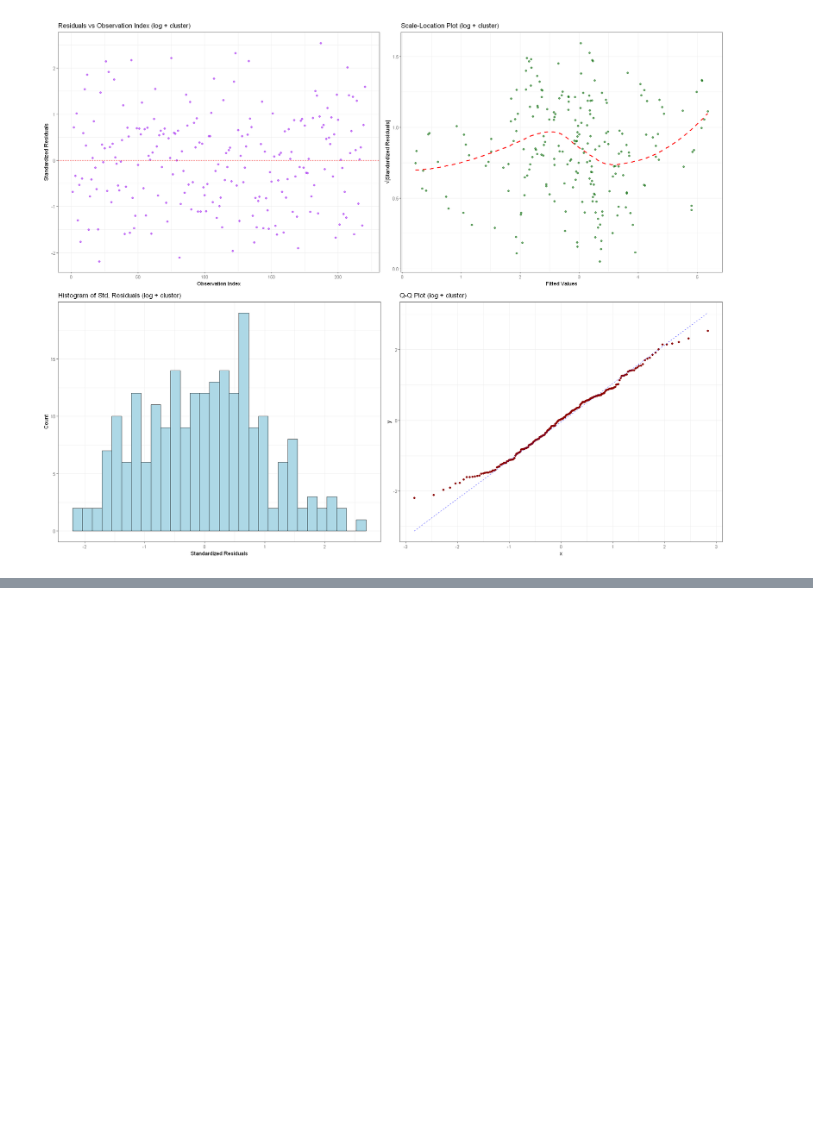
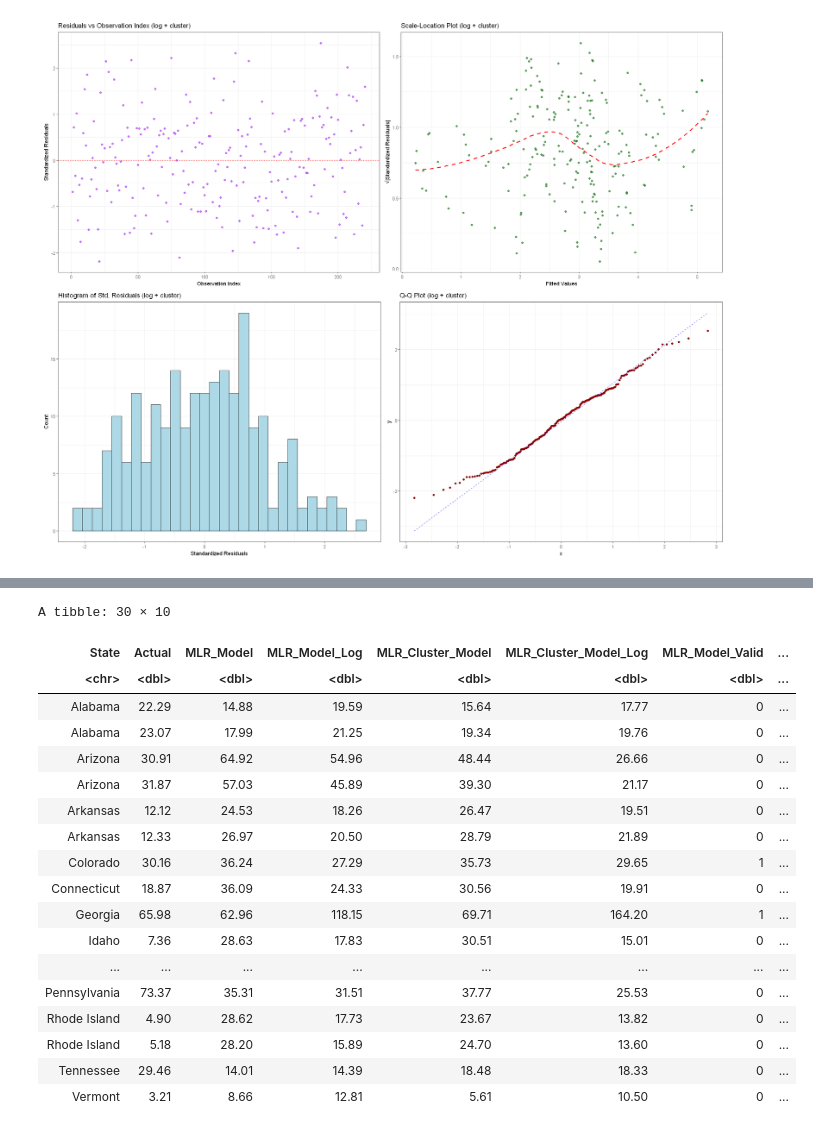
Before and after one commit to nameer1811/isye6414_regression_final_proj, a Jupyter notebook: notebook/main.ipynb, the cells around one changed output, grey strips where cells are left out. Cells and saved outputs as stored; diff of their text form; code cells hidden in the pictures; blank space fills up the shorter version.

Commit message:
Added in additional columns for prediction accuracy measurement. Valid means predicted value is within +-20% of the actual value

```diff
--- a/notebook/main.ipynb
+++ b/notebook/main.ipynb
@@ -818,0 +782,58 @@ A matrix: 30 × 6 of type chr
+# %%
+set.seed(123)
+
+# Residual variance correction terms for log-transformed models
+rse_squared_mlr_log_model <- (summary(mlr_model_transformed)$sigma)^2
+rse_squared_mlr_log_cluster_model <- (summary(mlr_model_transformed_cluster)$sigma)^2
+
+# Predictions
+predict_mlr_model <- predict(mlr_model, newdata = test_data, type = 'response')
+predict_mlr_transformed_model <- predict(mlr_model_transformed, newdata = test_data, type = 'response')
+predict_mlr_cluster_model <- predict(mlr_model_cluster, newdata = test_data, type = 'response')
+predict_mlr_cluster_transformed_model <- predict(mlr_model_transformed_cluster, newdata = test_data, type = 'response')
+
+# Back-transform log predictions using smearing estimator
+predict_mlr_log <- exp(predict_mlr_transformed_model + rse_squared_mlr_log_model / 2)
+predict_mlr_cluster_log <- exp(predict_mlr_cluster_transformed_model + rse_squared_mlr_log_cluster_model / 2)
+
+# Actual values
+actual_vals <- test_data$total_balance_billions
+
+# Build final dataset with ±20% bounds and validity flags
+prediction_dataset <- tibble::tibble(
+  State = test_data$state,
+  Actual = round(actual_vals, 2),
+  MLR_Model = round(predict_mlr_model, 2),
+  MLR_Model_Log = round(predict_mlr_log, 2),
+  MLR_Cluster_Model = round(predict_mlr_cluster_model, 2),
+  MLR_Cluster_Model_Log = round(predict_mlr_cluster_log, 2),
+
+  # Validity Flags: 1 if Actual is within ±20% of Prediction
+  MLR_Model_Valid = ifelse(Actual >= 0.8 * MLR_Model & Actual <= 1.2 * MLR_Model, 1, 0),
+  MLR_Model_Log_Valid = ifelse(Actual >= 0.8 * MLR_Model_Log & Actual <= 1.2 * MLR_Model_Log, 1, 0),
+  MLR_Cluster_Model_Valid = ifelse(Actual >= 0.8 * MLR_Cluster_Model & Actual <= 1.2 * MLR_Cluster_Model, 1, 0),
+  MLR_Cluster_Model_Log_Valid = ifelse(Actual >= 0.8 * MLR_Cluster_Model_Log & Actual <= 1.2 * MLR_Cluster_Model_Log, 1, 0)
+)
+
+# View output
+prediction_dataset
+# %% [output]
+A tibble: 30 × 10
+| State | Actual | MLR_Model | MLR_Model_Log | MLR_Cluster_Model | MLR_Cluster_Model_Log | MLR_Model_Valid | ... |
+| <chr> | <dbl> | <dbl> | <dbl> | <dbl> | <dbl> | <dbl> | ... |
+| Alabama | 22.29 | 14.88 | 19.59 | 15.64 | 17.77 | 0 | ... |
+| Alabama | 23.07 | 17.99 | 21.25 | 19.34 | 19.76 | 0 | ... |
+| Arizona | 30.91 | 64.92 | 54.96 | 48.44 | 26.66 | 0 | ... |
+| Arizona | 31.87 | 57.03 | 45.89 | 39.30 | 21.17 | 0 | ... |
+| Arkansas | 12.12 | 24.53 | 18.26 | 26.47 | 19.51 | 0 | ... |
+| Arkansas | 12.33 | 26.97 | 20.50 | 28.79 | 21.89 | 0 | ... |
+| Colorado | 30.16 | 36.24 | 27.29 | 35.73 | 29.65 | 1 | ... |
+| Connecticut | 18.87 | 36.09 | 24.33 | 30.56 | 19.91 | 0 | ... |
+| Georgia | 65.98 | 62.96 | 118.15 | 69.71 | 164.20 | 1 | ... |
+| Idaho | 7.36 | 28.63 | 17.83 | 30.51 | 15.01 | 0 | ... |
+| ... | ... | ... | ... | ... | ... | ... | ... |
+| Pennsylvania | 73.37 | 35.31 | 31.51 | 37.77 | 25.53 | 0 | ... |
+| Rhode Island | 4.90 | 28.62 | 17.73 | 23.67 | 13.82 | 0 | ... |
+| Rhode Island | 5.18 | 28.20 | 15.89 | 24.70 | 13.60 | 0 | ... |
+| Tennessee | 29.46 | 14.01 | 14.39 | 18.48 | 18.33 | 0 | ... |
+| Vermont | 3.21 | 8.66 | 12.81 | 5.61 | 10.50 | 0 | ... |
```
Also changed, not shown: parts of 2 cells of this notebook.
